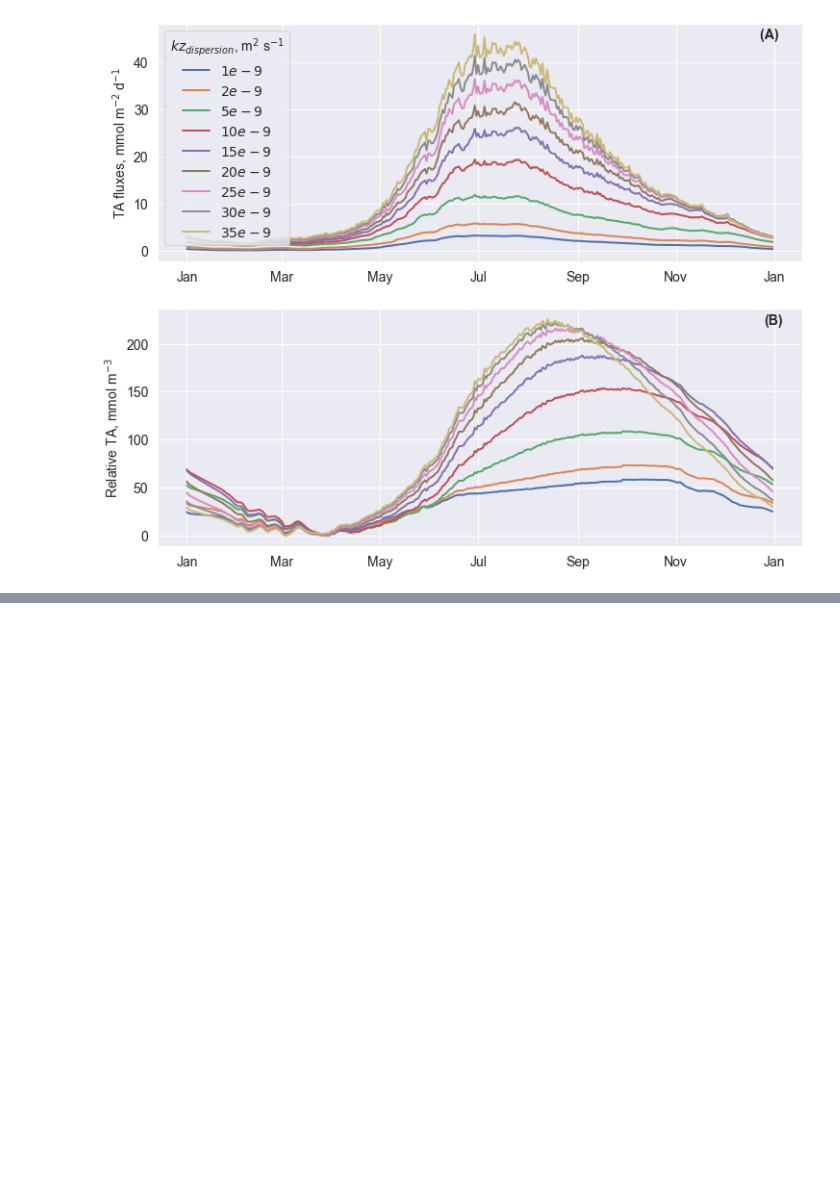
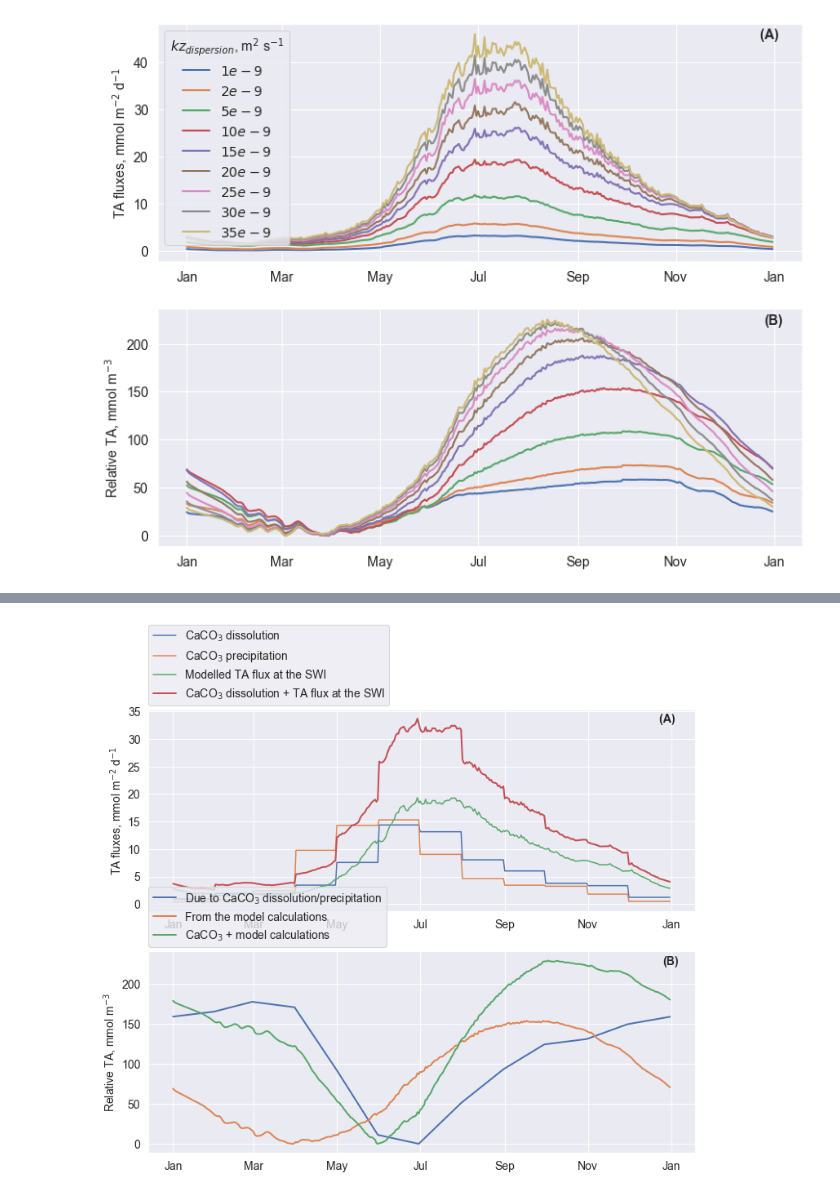
Before and after one commit to limash/Alkalinity_in_the_Wadden_Sea, a Jupyter notebook: 5_Results_and_discussion.ipynb, the cells around one changed output, grey strips where cells are left out. Drawn from its saved outputs; the diff is of its cells as text; code cells hidden in the pictures; blank space fills up the shorter version.

```diff
--- a/5_Results_and_discussion.ipynb
+++ b/5_Results_and_discussion.ipynb
@@ -20,0 +144,4 @@ vz.plot_alkalinity_flux_low_high()
+# %%
+vz.plot_caco3()
+# %% [output]
+[figure, added]
```
Also changed, not shown: parts of 18 cells of this notebook, 1 other file.
